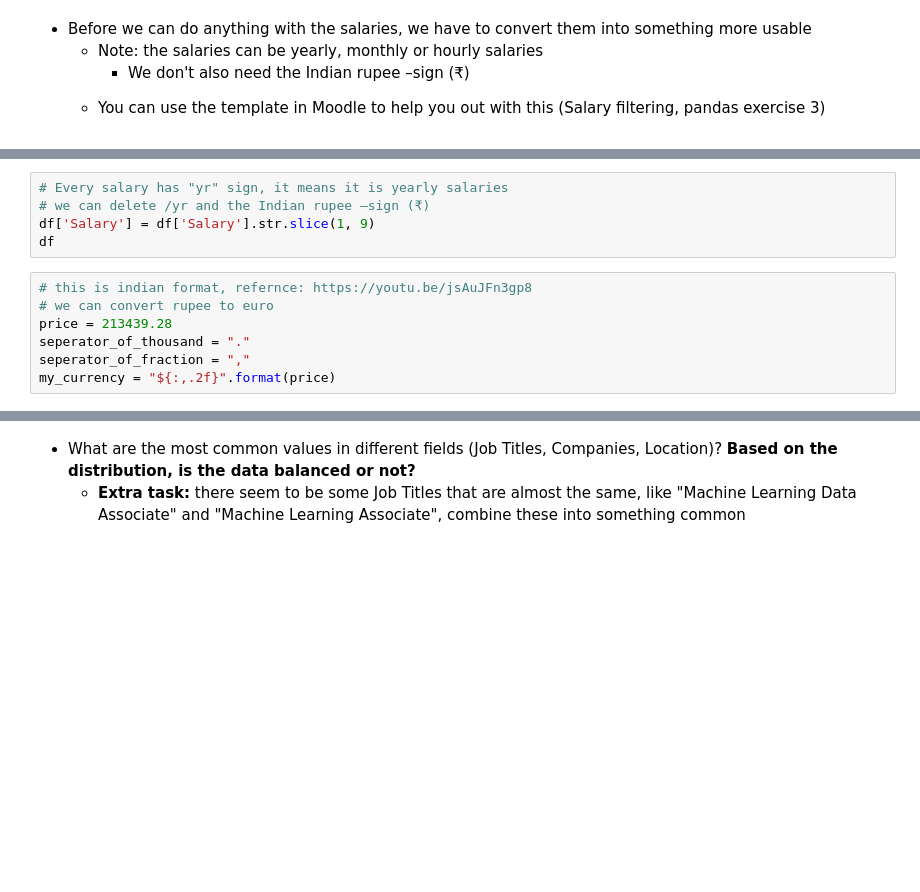
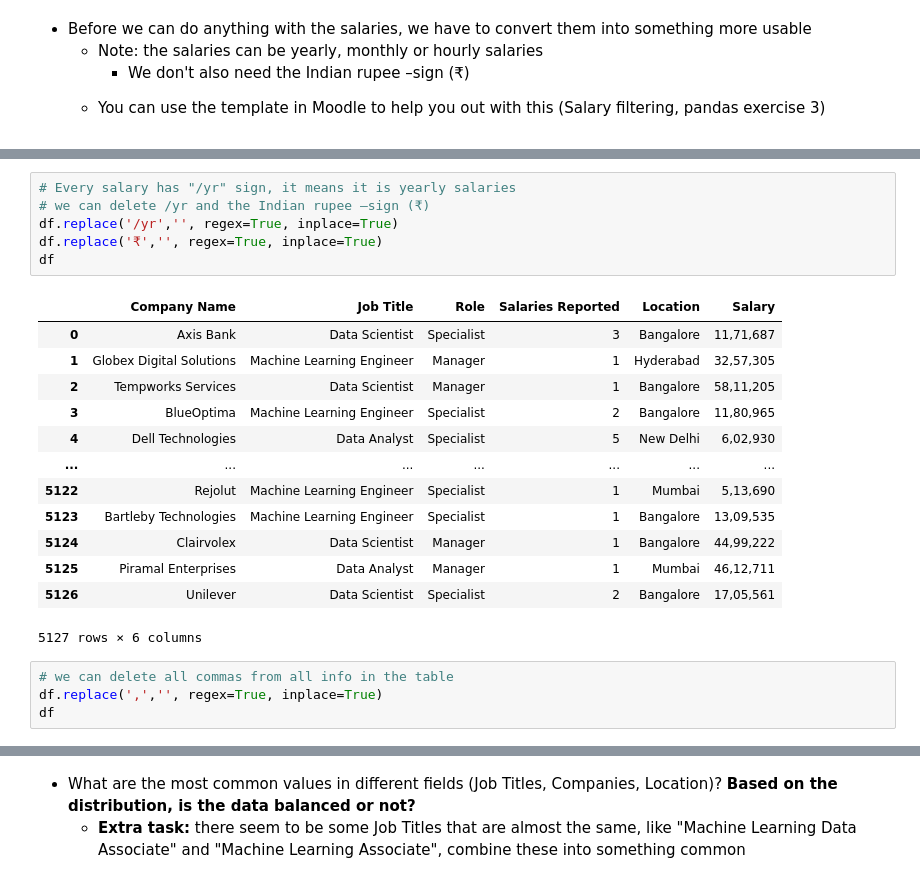
Before and after one commit to crypt0kitik/Introduction-to-Data-Analytics, a Jupyter notebook: Homework sets/SET 2/DataAnalyticsExerciseSet2.ipynb, the cells around one changed output, grey strips where cells are left out. Drawn from its saved outputs; the diff is of its cells as text; blank space fills up the shorter version.

```diff
--- a/Homework sets/SET 2/DataAnalyticsExerciseSet2.ipynb
+++ b/Homework sets/SET 2/DataAnalyticsExerciseSet2.ipynb
@@ -311,12 +358,24 @@ df.isna().sum()
 # %%
-# Every salary has "yr" sign, it means it is yearly salaries
+# Every salary has "/yr" sign, it means it is yearly salaries
 # we can delete /yr and the Indian rupee –sign (₹)
-df['Salary'] = df['Salary'].str.slice(1, 9)
+df.replace('/yr','', regex=True, inplace=True)
+df.replace('₹','', regex=True, inplace=True)
 df
+# %% [output]
+|  | Company Name | Job Title | Role | Salaries Reported | Location | Salary |
+| 0 | Axis Bank | Data Scientist | Specialist | 3 | Bangalore | 11,71,687 |
+| 1 | Globex Digital Solutions | Machine Learning Engineer | Manager | 1 | Hyderabad | 32,57,305 |
+| 2 | Tempworks Services | Data Scientist | Manager | 1 | Bangalore | 58,11,205 |
+| 3 | BlueOptima | Machine Learning Engineer | Specialist | 2 | Bangalore | 11,80,965 |
+| 4 | Dell Technologies | Data Analyst | Specialist | 5 | New Delhi | 6,02,930 |
+| ... | ... | ... | ... | ... | ... | ... |
+| 5122 | Rejolut | Machine Learning Engineer | Specialist | 1 | Mumbai | 5,13,690 |
+| 5123 | Bartleby Technologies | Machine Learning Engineer | Specialist | 1 | Bangalore | 13,09,535 |
+| 5124 | Clairvolex | Data Scientist | Manager | 1 | Bangalore | 44,99,222 |
+| 5125 | Piramal Enterprises | Data Analyst | Manager | 1 | Mumbai | 46,12,711 |
+| 5126 | Unilever | Data Scientist | Specialist | 2 | Bangalore | 17,05,561 |
+5127 rows × 6 columns
-# %%
-# this is indian format, refernce: https://youtu.be/jsAuJFn3gp8
-# we can convert rupee to euro
-price = 213439.28
-seperator_of_thousand = "."
-seperator_of_fraction = ","
-my_currency = "${:,.2f}".format(price)
+# %%
+# we can delete all commas from all info in the table
+df.replace(',','', regex=True, inplace=True)
+df
```
Also changed, not shown: parts of 10 cells of this notebook.
